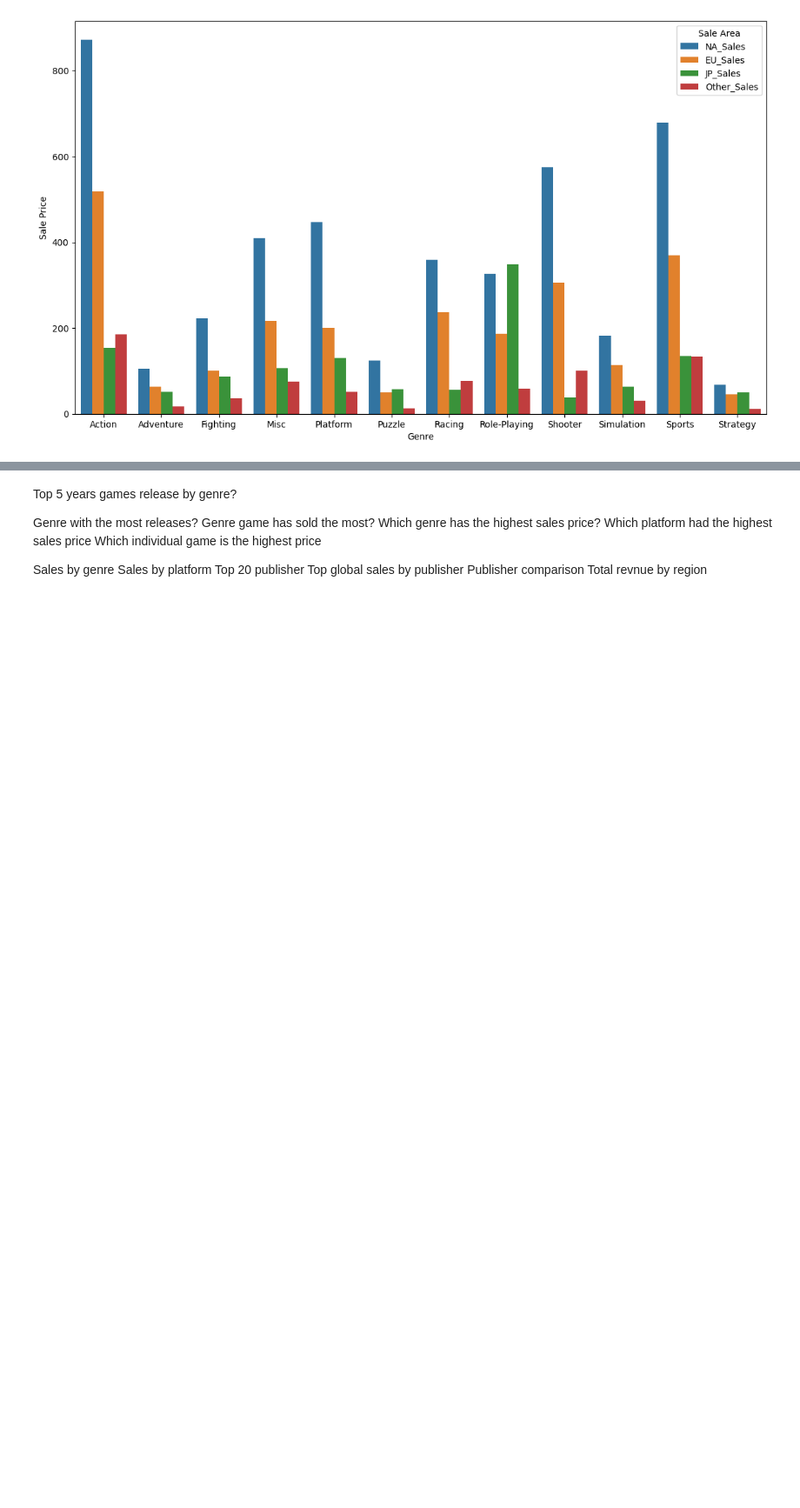
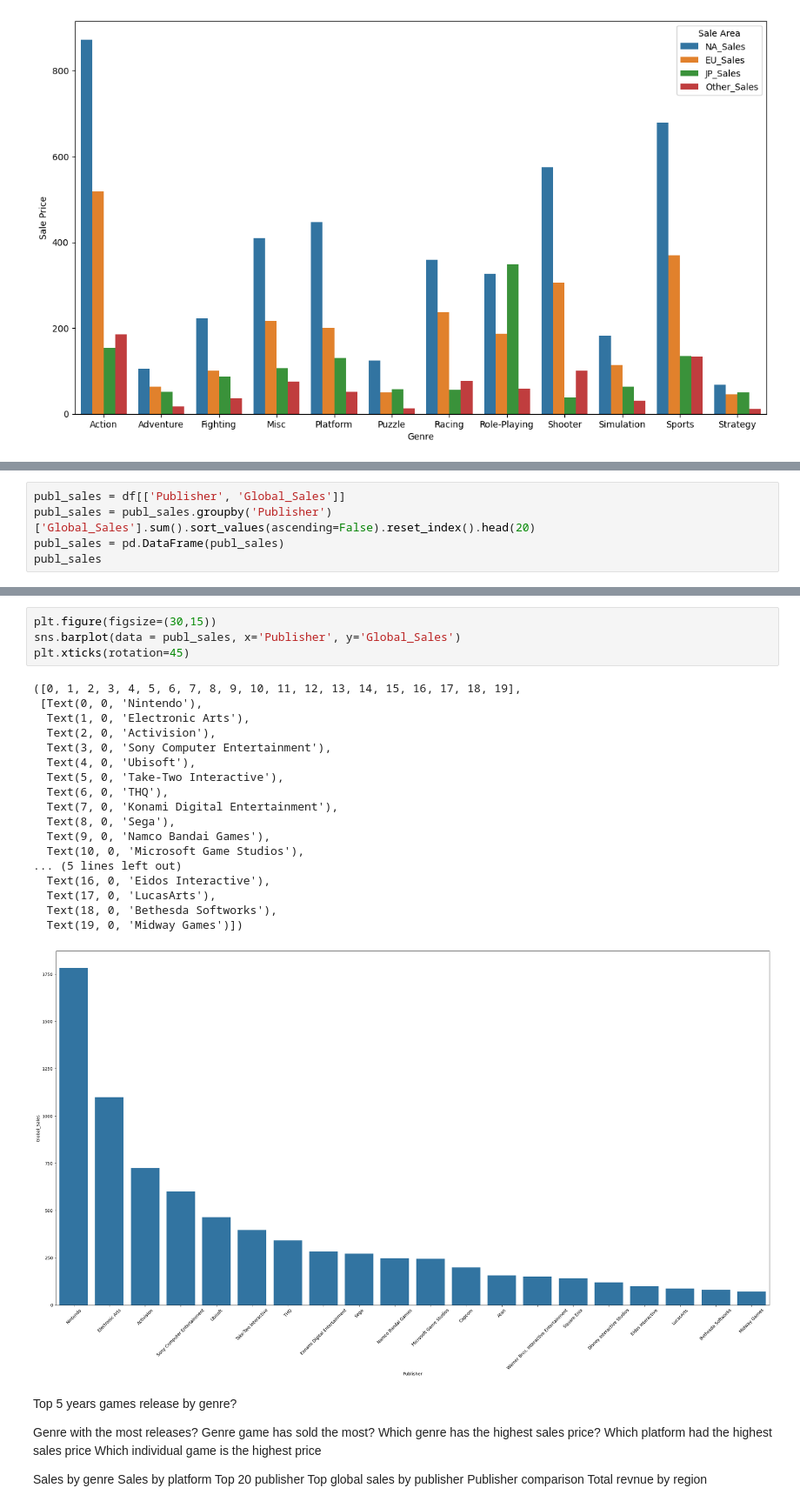
Before and after one commit to pgeneta/Video-Games-EDA, a Jupyter notebook: videogames.ipynb, the cells around one changed output, grey strips where cells are left out. Shown at 87% size. Cells and saved outputs as stored; diff of their text form; blank space fills up the shorter version.

```diff
--- a/videogames.ipynb
+++ b/videogames.ipynb
@@ -383,0 +516,5 @@ plt.legend(title = "Sale Area", loc = 'upper right')
+# %%
+publ_sales = df[['Publisher', 'Global_Sales']]
+publ_sales = publ_sales.groupby('Publisher')['Global_Sales'].sum().sort_values(ascending=False).reset_index().head(20)
+publ_sales = pd.DataFrame(publ_sales)
+publ_sales
@@ -384,3 +539,26 @@ plt.legend(title = "Sale Area", loc = 'upper right')
+# %%
+plt.figure(figsize=(30,15))
+sns.barplot(data = publ_sales, x='Publisher', y='Global_Sales')
+plt.xticks(rotation=45)
+# %% [output]
+([0, 1, 2, 3, 4, 5, 6, 7, 8, 9, 10, 11, 12, 13, 14, 15, 16, 17, 18, 19],
+ [Text(0, 0, 'Nintendo'),
+  Text(1, 0, 'Electronic Arts'),
+  Text(2, 0, 'Activision'),
+  Text(3, 0, 'Sony Computer Entertainment'),
+  Text(4, 0, 'Ubisoft'),
+  Text(5, 0, 'Take-Two Interactive'),
+  Text(6, 0, 'THQ'),
+  Text(7, 0, 'Konami Digital Entertainment'),
+  Text(8, 0, 'Sega'),
+  Text(9, 0, 'Namco Bandai Games'),
+  Text(10, 0, 'Microsoft Game Studios'),
+... (5 lines left out)
+  Text(16, 0, 'Eidos Interactive'),
+  Text(17, 0, 'LucasArts'),
+  Text(18, 0, 'Bethesda Softworks'),
+  Text(19, 0, 'Midway Games')])
+[figure, added]
 # %% [markdown]
 
 Top 5 years games release by genre?
```
Also changed, not shown: parts of 13 cells of this notebook.
